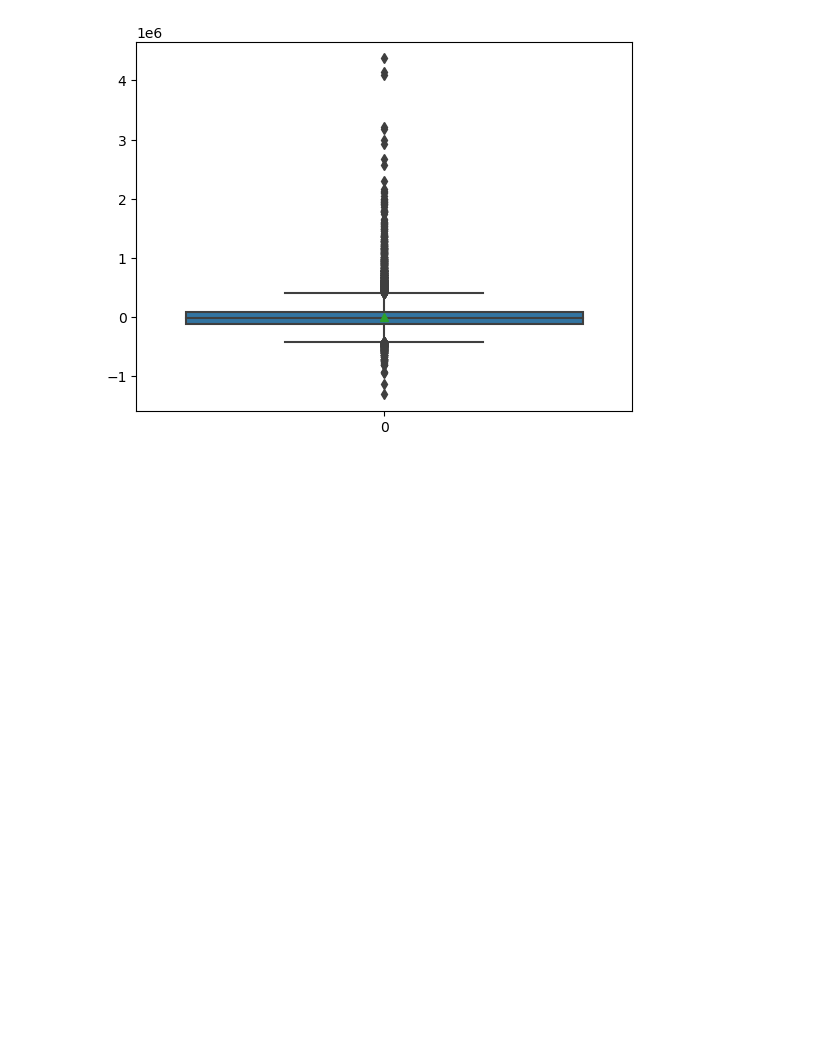
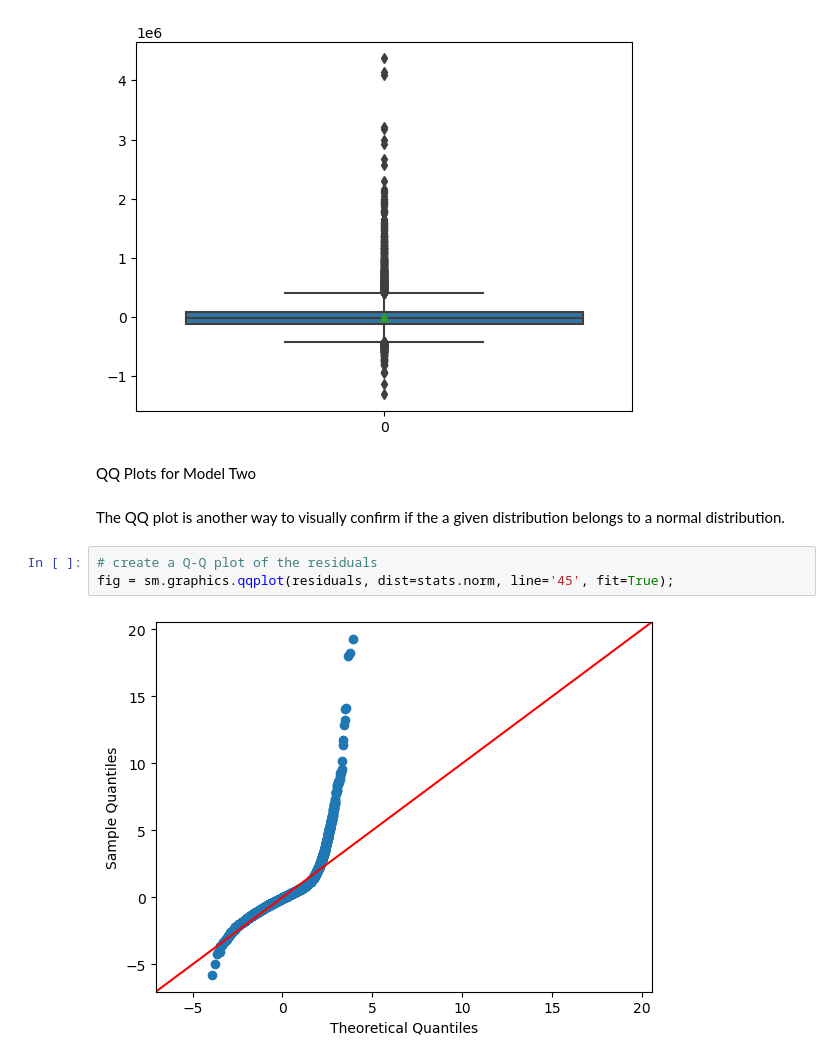
Before and after one commit to Wendy0001/EndofP2, a Jupyter notebook: students.ipynb, the cells around one changed output. Cells and saved outputs as stored; diff of their text form; blank space fills up the shorter version.

```diff
--- a/students.ipynb
+++ b/students.ipynb
@@ -691,3 +702,12 @@ plt.show()
 sns.boxplot(residuals, showmeans=True);
 # %% [output]
 [figure]
+# %% [markdown]
+QQ Plots for Model Two
+# %% [markdown]
+The QQ plot is another way to visually confirm if the a given distribution belongs to a normal distribution.
+# %%
+# create a Q-Q plot of the residuals
+fig = sm.graphics.qqplot(residuals, dist=stats.norm, line='45', fit=True);
+# %% [output]
+[figure, added]
```
Also changed, not shown: parts of 23 cells of this notebook.
